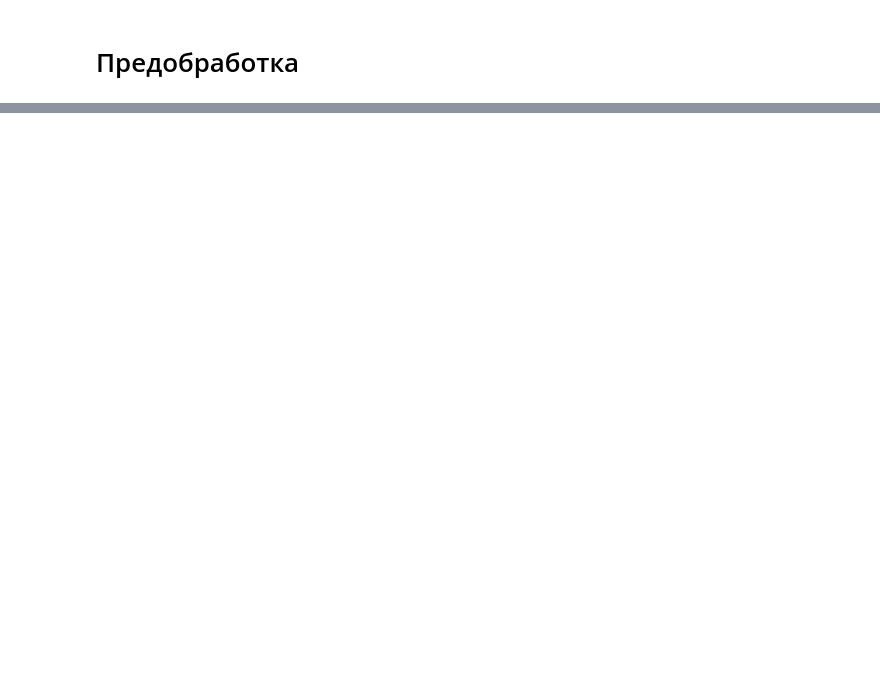
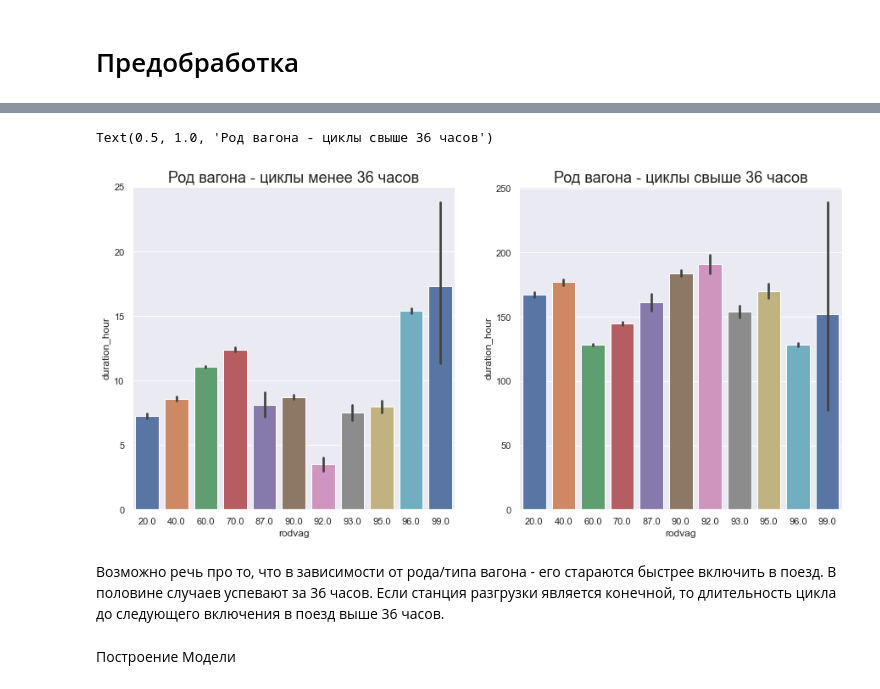
Before and after one commit to prostosysop/RZD, a Jupyter notebook: Clear_data.ipynb, the cells around one changed output, grey strips where cells are left out. Cells and saved outputs as stored; diff of their text form; code cells hidden in the pictures; blank space fills up the shorter version.

```diff
--- a/Clear_data.ipynb
+++ b/Clear_data.ipynb
@@ -638,0 +433,4 @@ Name: operation_train, Length: 398, dtype: object
+# %%
+# Разобъем dataset на два по длительности цикла - до 36 и более 36часов
+data_check_smoll = data_check[data_check['duration_hour']<=36]
+data_check_big = data_check[data_check['duration_hour']>36]
@@ -638,0 +483,15 @@ Name: operation_train, Length: 398, dtype: object
+# %%
+# График - род вагона для циклов более и менее 36 часов
+
+fig1, (ax1) = plt.subplots(ncols=2, figsize=(15, 7))
+
+sns.barplot(data=data_check_smoll, x='rodvag', y='duration_hour', ax=ax1[0], palette="deep")
+ax1[0].set_title('Род вагона - циклы менее 36 часов', fontdict={'fontsize': 18})
+
+sns.barplot(data=data_check_big, x='rodvag', y='duration_hour', ax=ax1[1], palette="deep")
+ax1[1].set_title('Род вагона - циклы свыше 36 часов', fontdict={'fontsize': 18})
+# %% [output]
+Text(0.5, 1.0, 'Род вагона - циклы свыше 36 часов')
+[figure, added]
+# %% [markdown]
+Возможно речь про то, что в зависимости от рода/типа вагона - его стараются быстрее включить в поезд. В половине случаев успевают за 36 часов. Если станция разгрузки является конечной, то длительность цикла до следующего включения в поезд выше 36 часов.
@@ -638,0 +500,2 @@ Name: operation_train, Length: 398, dtype: object
+# %% [markdown]
+Построение Модели
```
Also changed, not shown: parts of 87 cells of this notebook.
